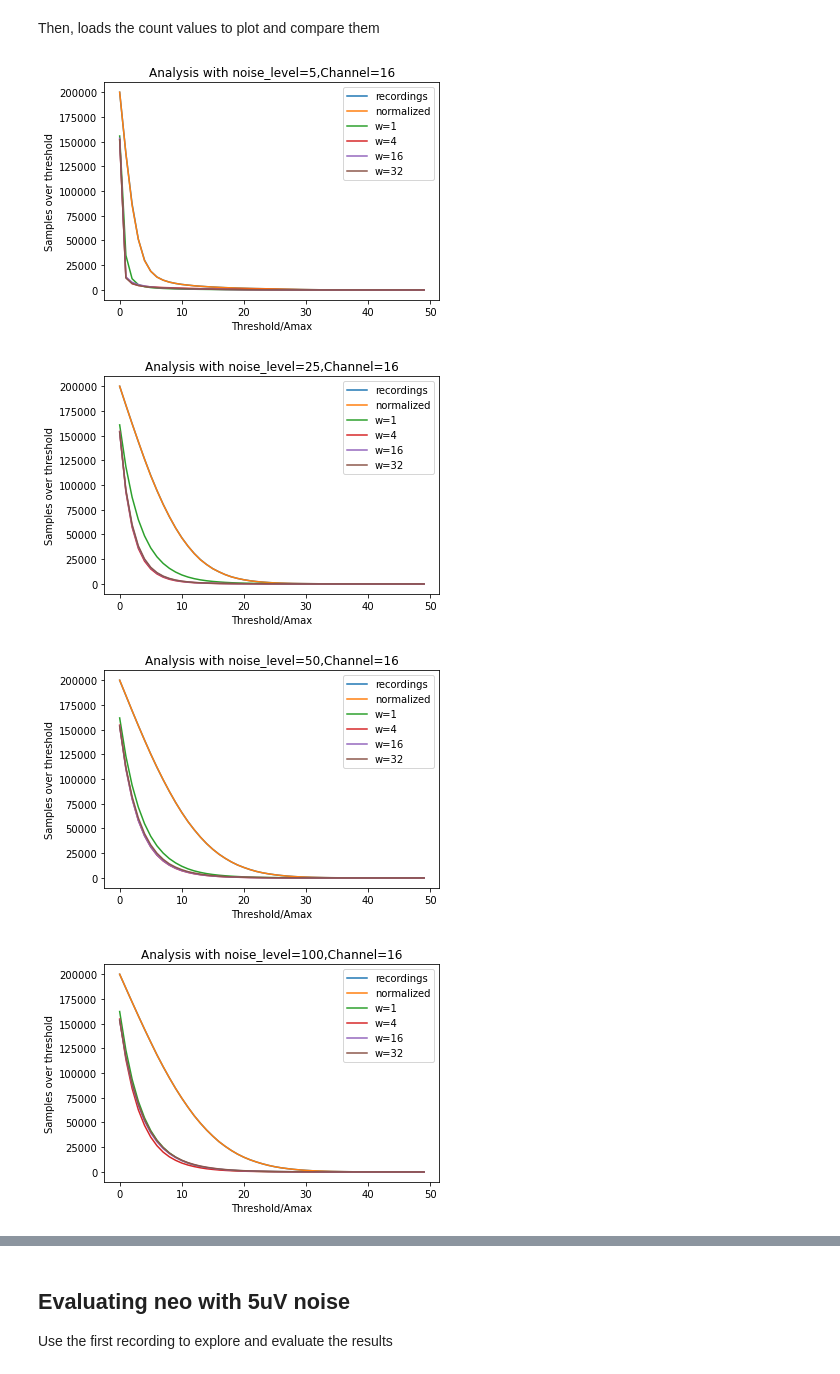
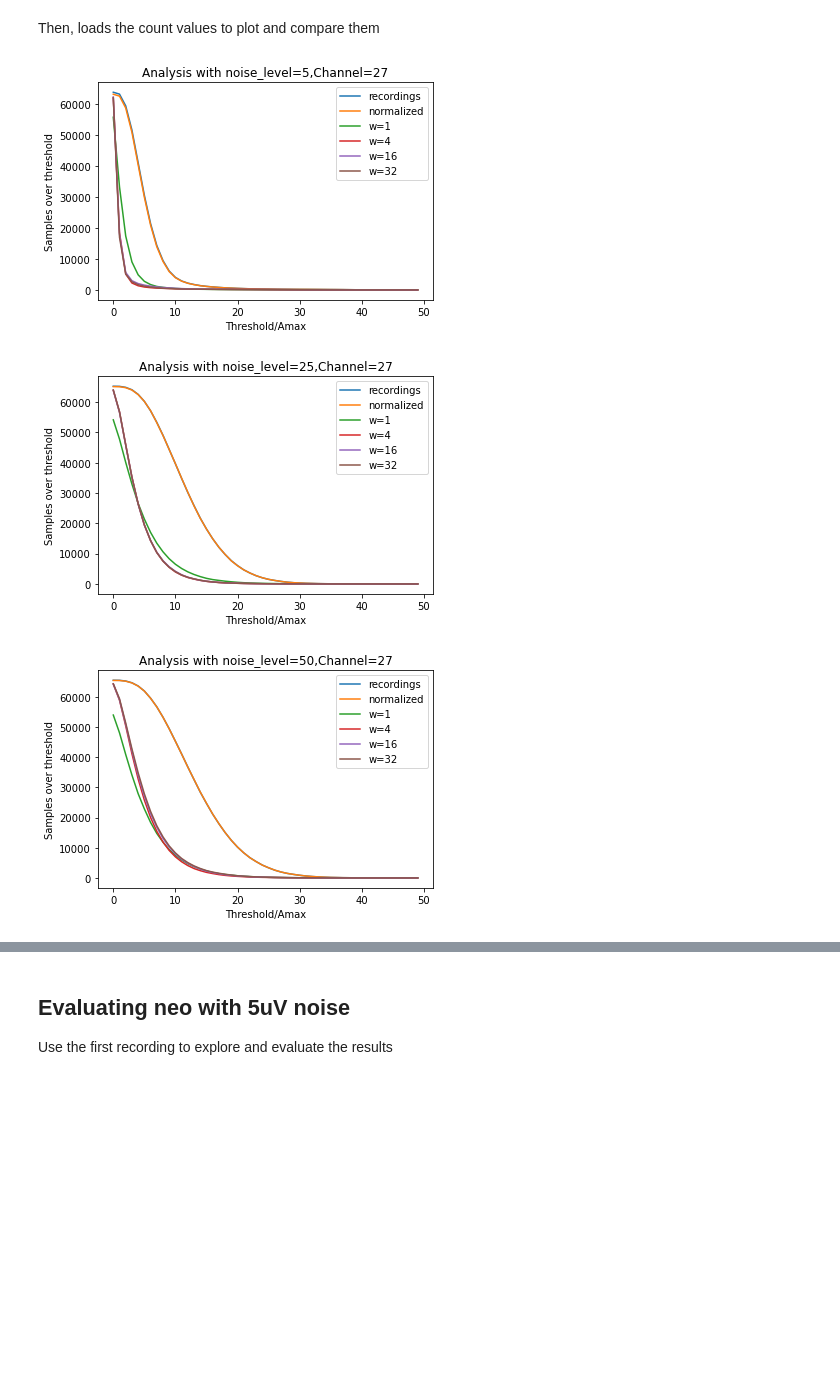
Before and after one commit to LuighiV/eapprocessor, a Jupyter notebook: notebooks/3_Evaluation_Threshold_20kHz.ipynb, the cells around one changed output, grey strips where cells are left out. Drawn from its saved outputs; the diff is of its cells as text; code cells hidden in the pictures; blank space fills up the shorter version.

```diff
--- a/notebooks/3_Evaluation_Threshold_20kHz.ipynb
+++ b/notebooks/3_Evaluation_Threshold_20kHz.ipynb
@@ -12,7 +12,7 @@ BASE_DIR="/mnt/Archivos/data"
 # %%
 from eapprocessor.tools.load import load_neo, load_count_evaluation, get_evaluation_files
 # %%
-noise_levels = [5, 25, 50, 100, 200, 300]
+noise_levels = [5, 25, 50]
 resolution = 12
 fs=20000
 # %%
@@ -76,9 +67,8 @@ from eapprocessor.plot.evaluator import plot_counts_evaluator
 %matplotlib inline
 # %%
 for idx,counts_item in enumerate(counts_list):
-    plot_counts_evaluator(counts_item,neo_list[idx], channels_idx=range(1))
+    plot_counts_evaluator(counts_item,neo_list[idx], channels_idx=[1])
 # %% [output]
-[figure, old version]
+[figure, new version]
-[figure, old version]
+[figure, new version]
-[figure, old version]
+[figure, new version]
-[figure, removed]
```
Also changed, not shown: parts of 3 cells of this notebook, 10 other files.
